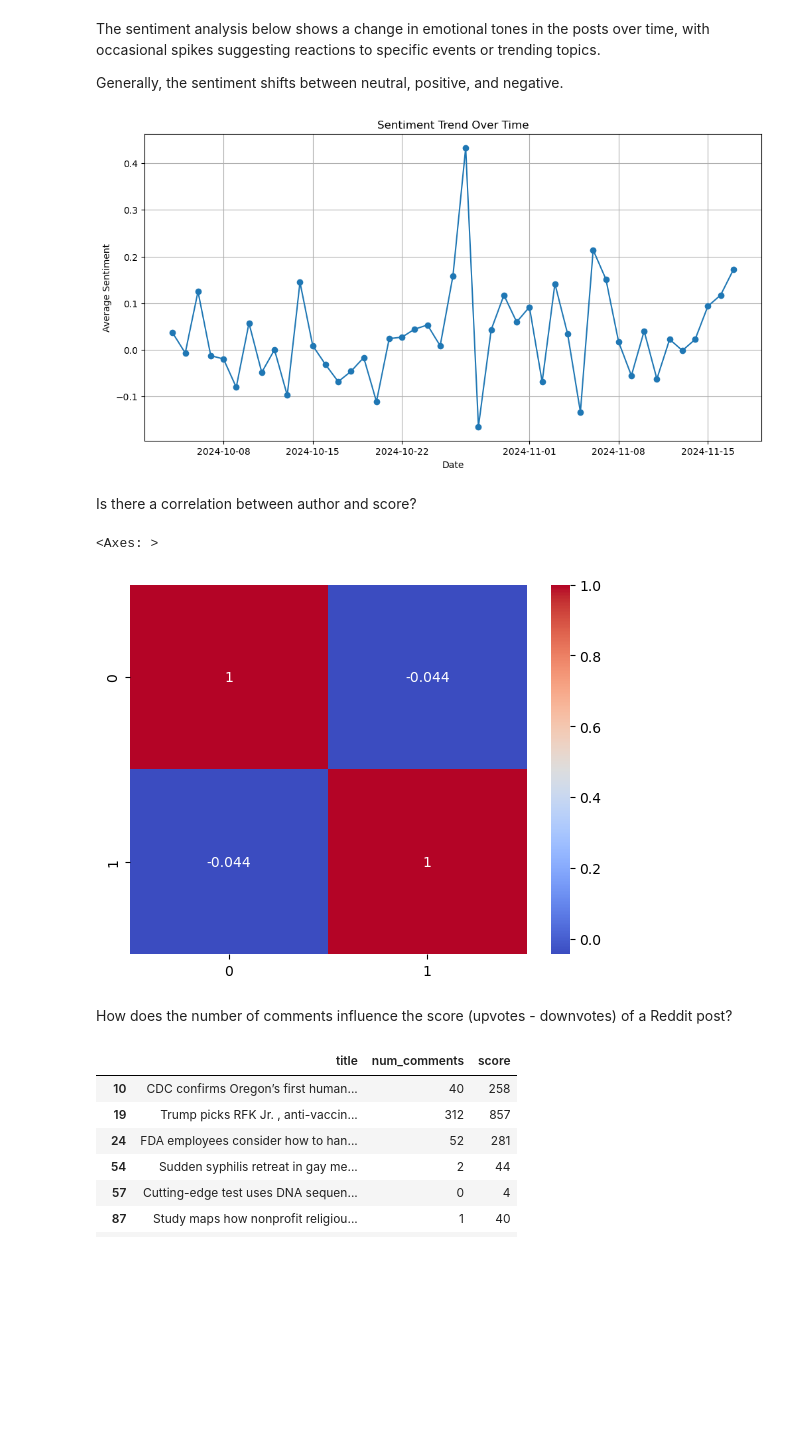
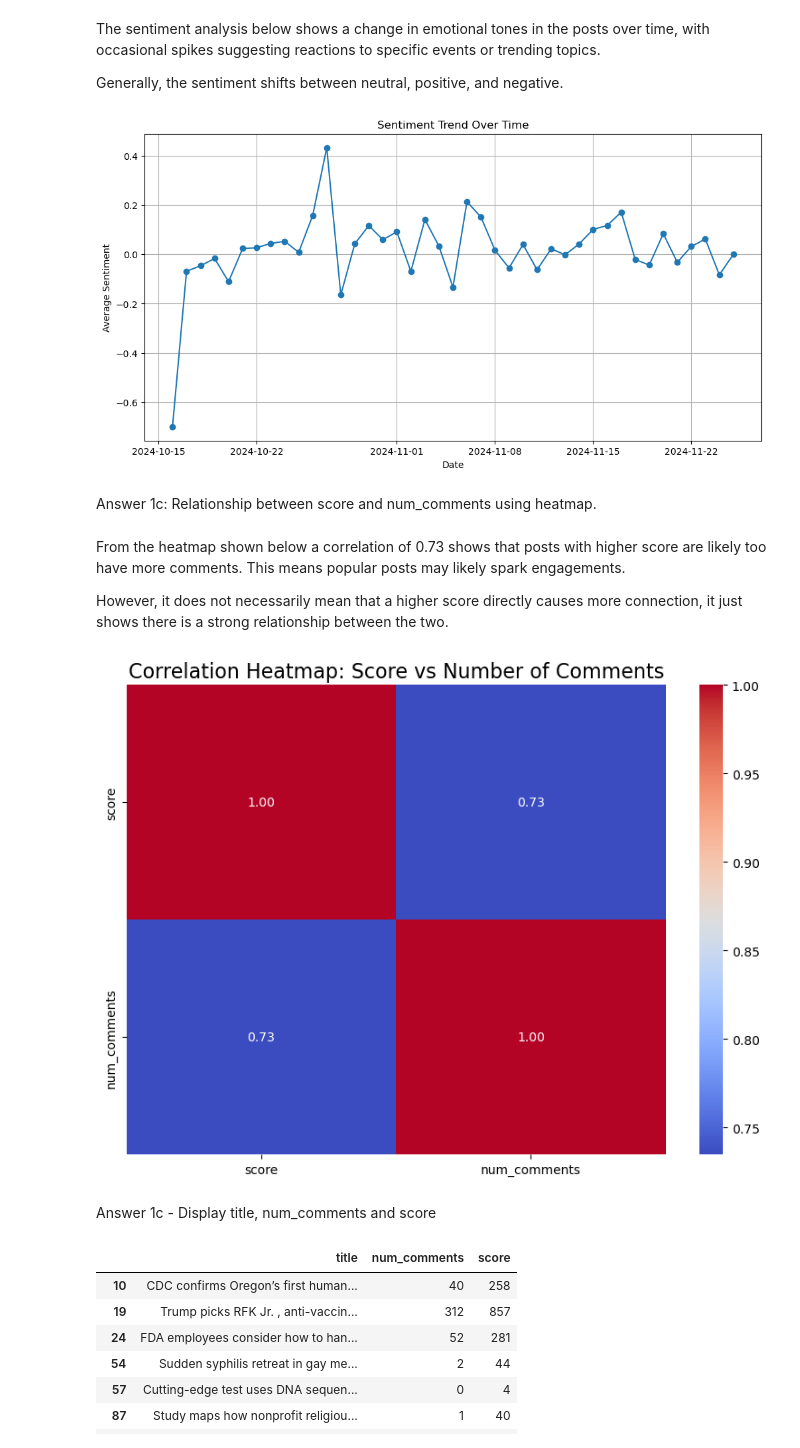
Before and after one commit to Olayemi-cloud/jh24993_EMATM0048---Python-Project, a Jupyter notebook: jh24993_EMATM0048_Q2.ipynb, the cells around one changed output. Saved outputs shown, nothing was run; the diff lists cells and outputs as text; code cells hidden in the pictures; blank space fills up the shorter version.

```diff
--- a/jh24993_EMATM0048_Q2.ipynb
+++ b/jh24993_EMATM0048_Q2.ipynb
@@ -680,11 +690,14 @@ Fromm the trend chart below:
 4. Other topics like study and treatment did gather so much engagements.
 # %%
+# Convert 'date' column to datetime
+clean_data['date'] = pd.to_datetime(clean_data['date'], errors='coerce')
+
 keywords = ['vaccine', 'cancer', 'bird flu', 'treatment']
 
 keyword_trends = pd.DataFrame()
 
 for keyword in keywords:
-    keyword_trends[keyword] = clean_data['clean_title'].str.contains(keyword, case=False, na=False).groupby(clean_data['date'].dt.date).sum()
+    keyword_trends[keyword] = clean_data['clean_title_1'].str.contains(keyword, case=False, na=False).groupby(clean_data['date'].dt.date).sum()
 
 keyword_trends.plot(figsize=(12, 6), title='Keyword Trends of Health topics Over Time')
 plt.xlabel('Date')
@@ -765,8 +942,8 @@ The sentiment analysis below shows a change in emotional tones in the posts over
 Generally, the sentiment shifts between neutral, positive, and negative.
 # %%
 # Group by date
-df['date'] = pd.to_datetime(df['date'])
-sentiment_trend = df.groupby(df['date'].dt.date)['sentiment'].mean()
+clean_data['date'] = pd.to_datetime(df['date'])
+sentiment_trend = clean_data.groupby(clean_data['date'].dt.date)['sentiment'].mean()
 
 # Plot sentiment trend
 plt.figure(figsize=(12, 6))
@@ -777,19 +954,40 @@ plt.ylabel('Average Sentiment')
 plt.grid(True)
 plt.show()
 # %% [output]
-[figure, old version]
+[figure, new version]
 # %% [markdown]
-Is there a correlation between author and score?
+Answer 1c: Relationship between score and num_comments using heatmap.
+# %% [markdown]
+From the heatmap shown below a correlation of 0.73 shows that posts with higher score are likely too have more comments. This means popular posts may likely spark engagements.
+
+However, it does not necessarily mean that a higher score directly causes more connection, it just shows there is a strong relationship between the two.
 # %%
-author_activity = clean_data.groupby('clean_author').size()
-author_score = clean_data.groupby('clean_author')['score'].mean()
-correlation_matrix = np.corrcoef(author_activity, author_score)
-sns.heatmap(correlation_matrix, annot=True, cmap='coolwarm')
+import numpy as np
+import seaborn as sns
+import matplotlib.pyplot as plt
+
+if 'score' not in clean_data.columns or 'num_comments' not in clean_data.columns:
+    raise ValueError("The dataset must contain 'score' and 'num_comments' columns.")
+
+# Calculate the correlation matrix for score and num_comments
+correlation_matrix = clean_data[['score', 'num_comments']].corr()
+
+# Plot heatmap
+plt.figure(figsize=(8, 6))
+sns.heatmap(
+    correlation_matrix,
+    annot=True,
+    cmap='coolwarm',
+    fmt='.2f',
+    cbar=True
+)
+plt.title('Correlation Heatmap: Score vs Number of Comments', fontsize=16)
+plt.tight_layout()
+plt.show()
 # %% [output]
-<Axes: >
-[figure, old version]
+[figure, new version]
 # %% [markdown]
-How does the number of comments influence the score (upvotes - downvotes) of a Reddit post?
+Answer 1c - Display title, num_comments and score
 # %%
 author_posts[['title', 'num_comments', 'score']]
 # %% [output]
```
Also changed, not shown: parts of 83 cells of this notebook.
